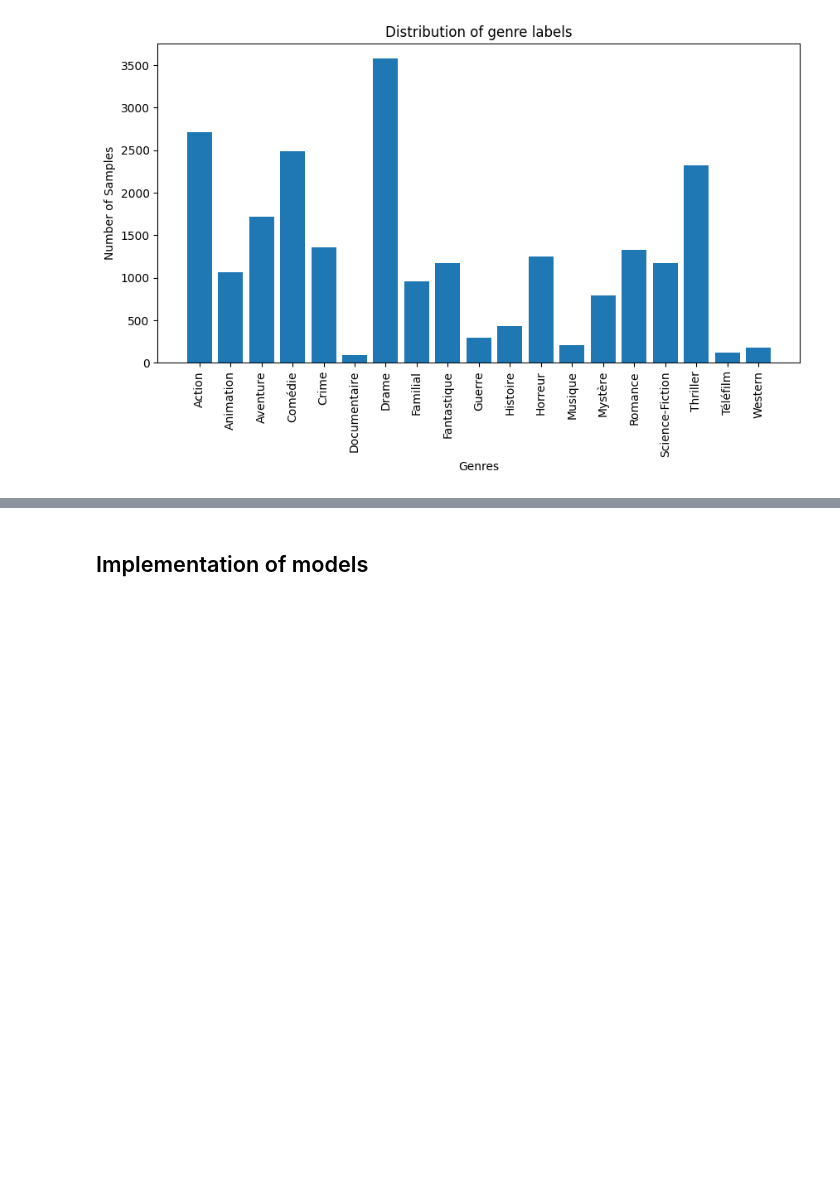
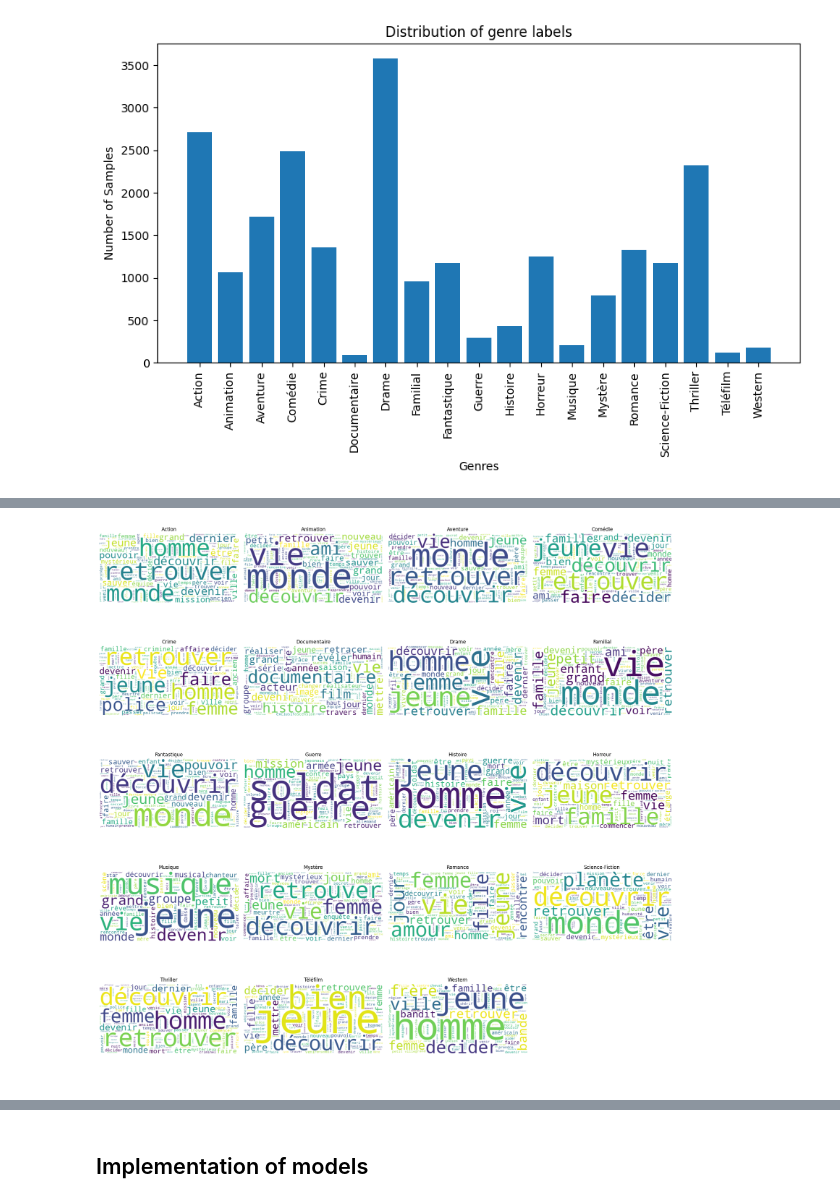
Before and after one commit to 0zzone/machine-learning-efrei-s8, a Jupyter notebook: tmdb.ipynb, the cells around one changed output, grey strips where cells are left out. Drawn from its saved outputs; the diff is of its cells as text; code cells hidden in the pictures; blank space fills up the shorter version.

Commit message:
adds exploratory visualisations

```diff
--- a/tmdb.ipynb
+++ b/tmdb.ipynb
@@ -337,0 +349,31 @@ plt.show()
+# %%
+from wordcloud import WordCloud
+
+def display_wordclouds(n_cols=4):
+    n_rows = (len(all_genres) + n_cols - 1) // n_cols
+    idx = 0
+
+    fig, axes = plt.subplots(n_rows, n_cols, figsize=(5 * n_cols, 4 * n_rows))
+    axes = axes.flatten()
+
+    for label in all_genres:
+        # Get all overviews for this label
+        text = " ".join(
+            df_text[df_text["genres"].apply(lambda genres: label in genres)]["overview"]
+        )
+        wordcloud = WordCloud(background_color="white").generate(text)
+        axes[idx].imshow(wordcloud, interpolation="bilinear")
+        axes[idx].set_title(label)
+        axes[idx].axis("off")
+        idx += 1
+
+    # Hide any unused subplots
+    for j in range(idx, len(axes)):
+        axes[j].axis("off")
+
+    plt.tight_layout()
+    plt.show()
+
+display_wordclouds()
+# %% [output]
+[figure, added]
```
Also changed, not shown: parts of 5 cells of this notebook, 1 other file.
